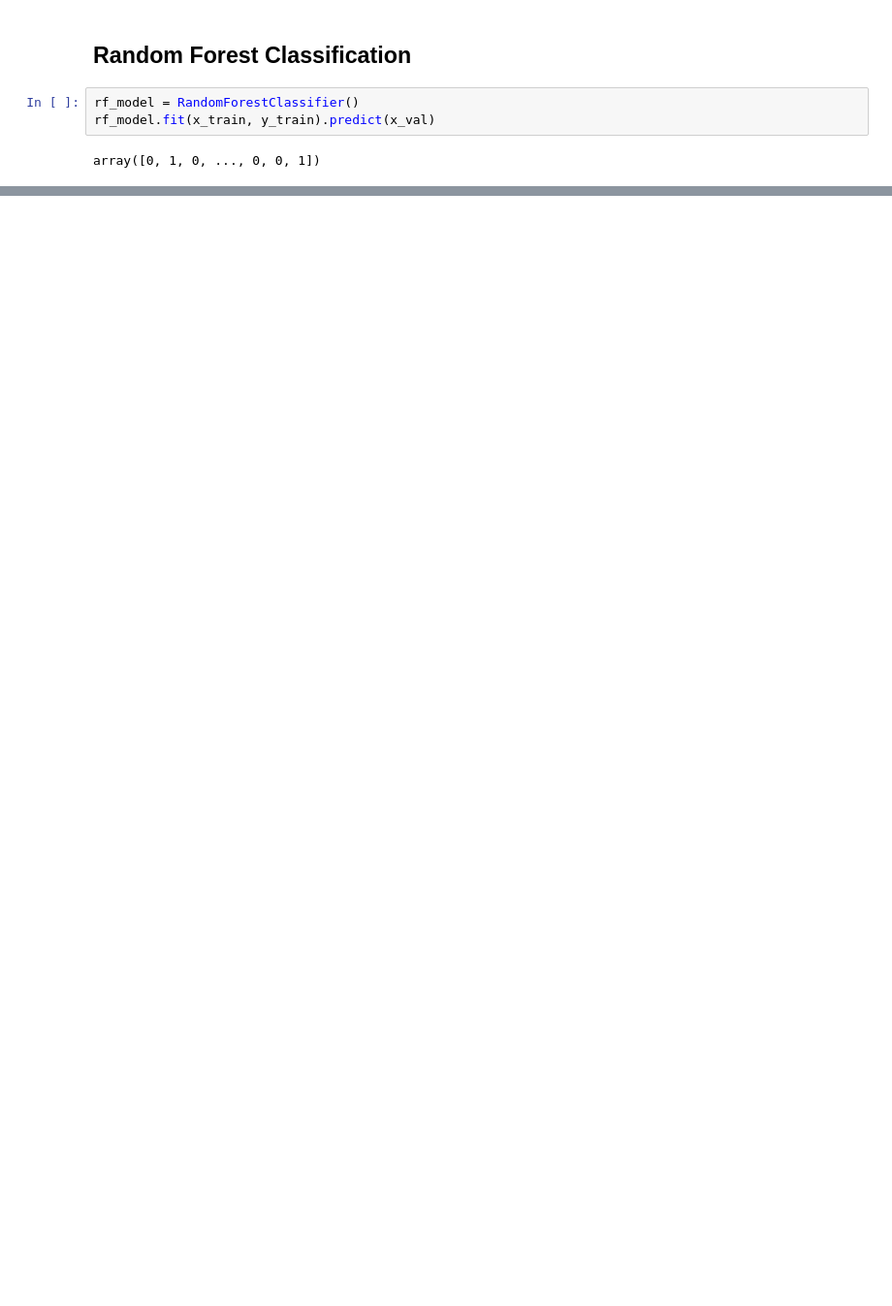
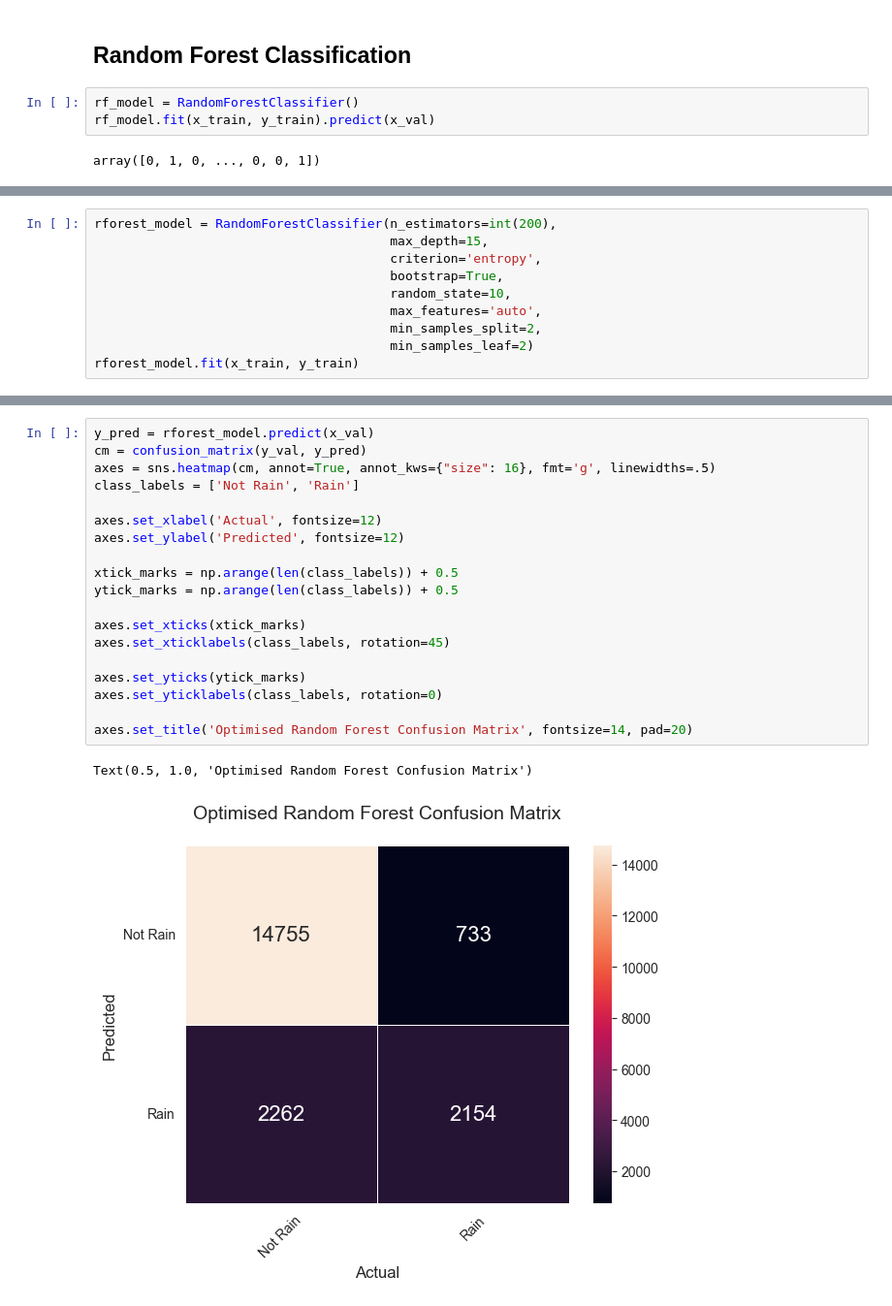
Before and after one commit to watanaberyunosuke/DataEngineeringPlayground, a Jupyter notebook: rain-prediction/predict-rain-sklearn.ipynb, the cells around one changed output, grey strips where cells are left out. Shown at 97% size. Drawn from its saved outputs; the diff is of its cells as text; blank space fills up the shorter version.

```diff
--- a/rain-prediction/predict-rain-sklearn.ipynb
+++ b/rain-prediction/predict-rain-sklearn.ipynb
@@ -554,0 +1074,10 @@ weighted avg       0.84      0.85      0.84     19904
+# %%
+rforest_model = RandomForestClassifier(n_estimators=int(200),
+                                       max_depth=15,
+                                       criterion='entropy',
+                                       bootstrap=True,
+                                       random_state=10,
+                                       max_features='auto',
+                                       min_samples_split=2,
+                                       min_samples_leaf=2)
+rforest_model.fit(x_train, y_train)
@@ -554,0 +1093,22 @@ weighted avg       0.84      0.85      0.84     19904
+# %%
+y_pred = rforest_model.predict(x_val)
+cm = confusion_matrix(y_val, y_pred)
+axes = sns.heatmap(cm, annot=True, annot_kws={"size": 16}, fmt='g', linewidths=.5)
+class_labels = ['Not Rain', 'Rain']
+
+axes.set_xlabel('Actual', fontsize=12)
+axes.set_ylabel('Predicted', fontsize=12)
+
+xtick_marks = np.arange(len(class_labels)) + 0.5
+ytick_marks = np.arange(len(class_labels)) + 0.5
+
+axes.set_xticks(xtick_marks)
+axes.set_xticklabels(class_labels, rotation=45)
+
+axes.set_yticks(ytick_marks)
+axes.set_yticklabels(class_labels, rotation=0)
+
+axes.set_title('Optimised Random Forest Confusion Matrix', fontsize=14, pad=20)
+# %% [output]
+Text(0.5, 1.0, 'Optimised Random Forest Confusion Matrix')
+[figure, added]
```
Also changed, not shown: parts of 81 cells of this notebook.
